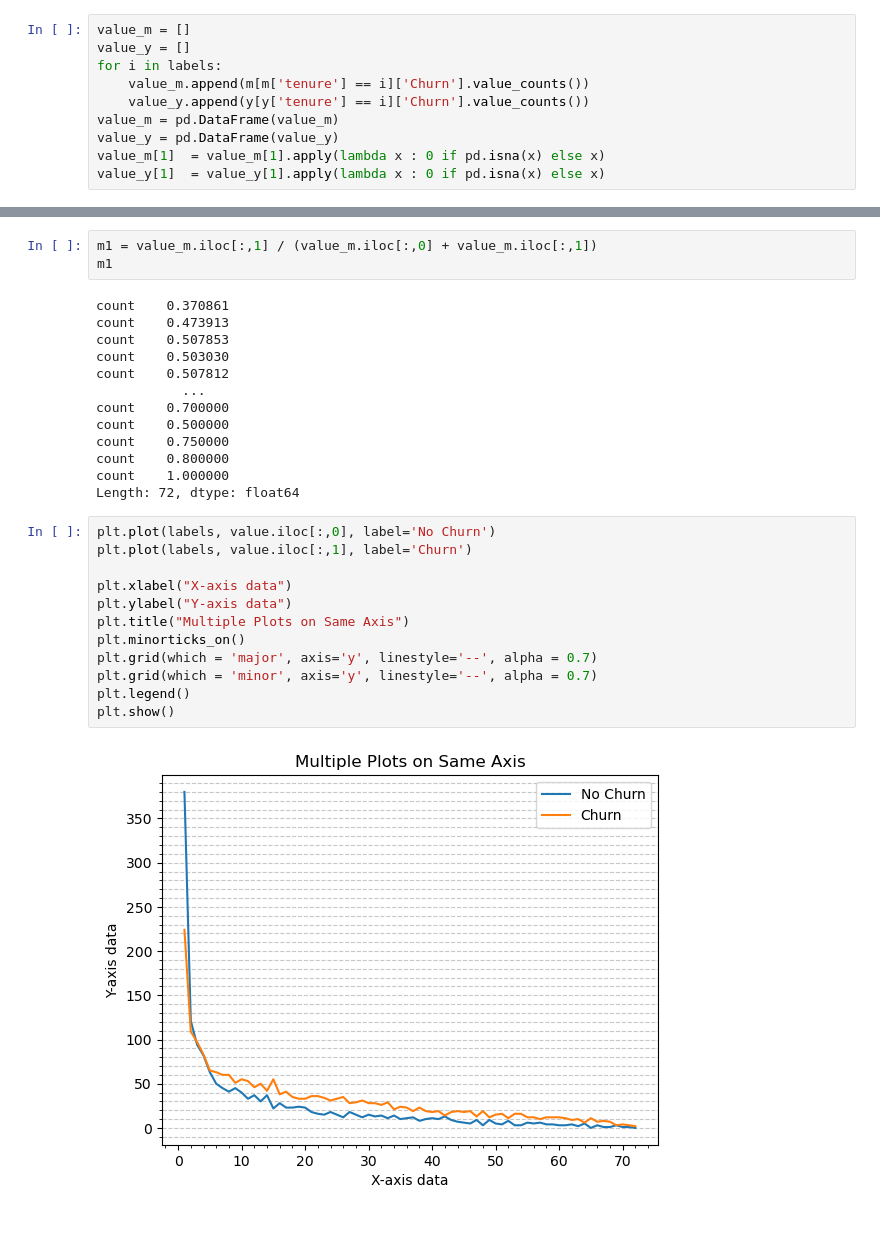
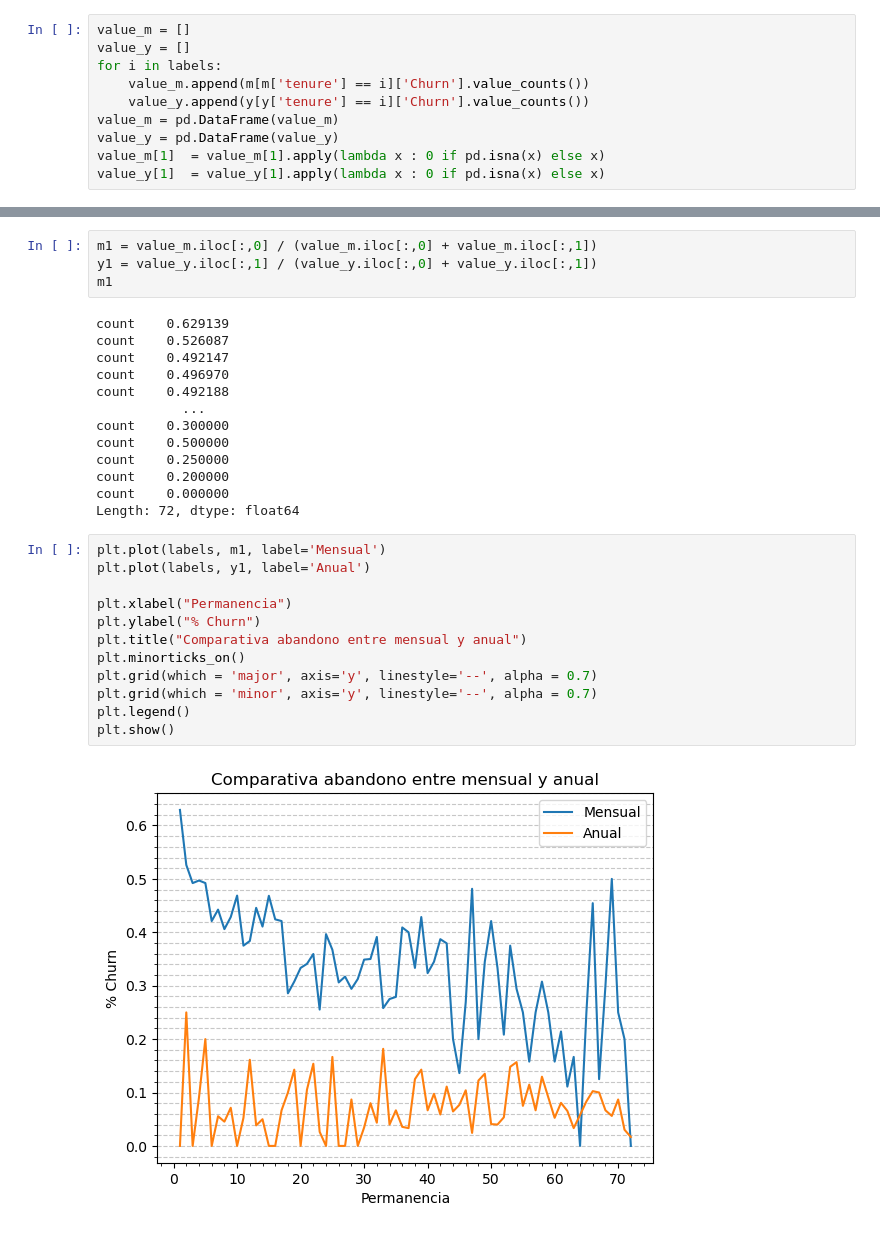
Before and after one commit to Jaumeesoleer/telco-churn-prediction, a Jupyter notebook: notebooks/EDA.ipynb, the cells around one changed output, grey strips where cells are left out. Drawn from its saved outputs; the diff is of its cells as text.

```diff
--- a/notebooks/EDA.ipynb
+++ b/notebooks/EDA.ipynb
@@ -713,30 +728,31 @@ value_y[1]  = value_y[1].apply(lambda x : 0 if pd.isna(x) else x)
 # %%
-m1 = value_m.iloc[:,1] / (value_m.iloc[:,0] + value_m.iloc[:,1])
+m1 = value_m.iloc[:,0] / (value_m.iloc[:,0] + value_m.iloc[:,1])
+y1 = value_y.iloc[:,1] / (value_y.iloc[:,0] + value_y.iloc[:,1])
 m1
 # %% [output]
-count    0.370861
-count    0.473913
-count    0.507853
-count    0.503030
-count    0.507812
+count    0.629139
+count    0.526087
+count    0.492147
+count    0.496970
+count    0.492188
            ...
-count    0.700000
+count    0.300000
 count    0.500000
-count    0.750000
-count    0.800000
-count    1.000000
+count    0.250000
+count    0.200000
+count    0.000000
 Length: 72, dtype: float64
 # %%
-plt.plot(labels, value.iloc[:,0], label='No Churn')
-plt.plot(labels, value.iloc[:,1], label='Churn')
+plt.plot(labels, m1, label='Mensual')
+plt.plot(labels, y1, label='Anual')
 
-plt.xlabel("X-axis data")
-plt.ylabel("Y-axis data")
-plt.title("Multiple Plots on Same Axis")
+plt.xlabel("Permanencia")
+plt.ylabel("% Churn")
+plt.title("Comparativa abandono entre mensual y anual")
 plt.minorticks_on()
 plt.grid(which = 'major', axis='y', linestyle='--', alpha = 0.7)
 plt.grid(which = 'minor', axis='y', linestyle='--', alpha = 0.7)
 plt.legend()
 plt.show()
 # %% [output]
-[figure, old version]
+[figure, new version]
```
Also changed, not shown: parts of 9 cells of this notebook.
